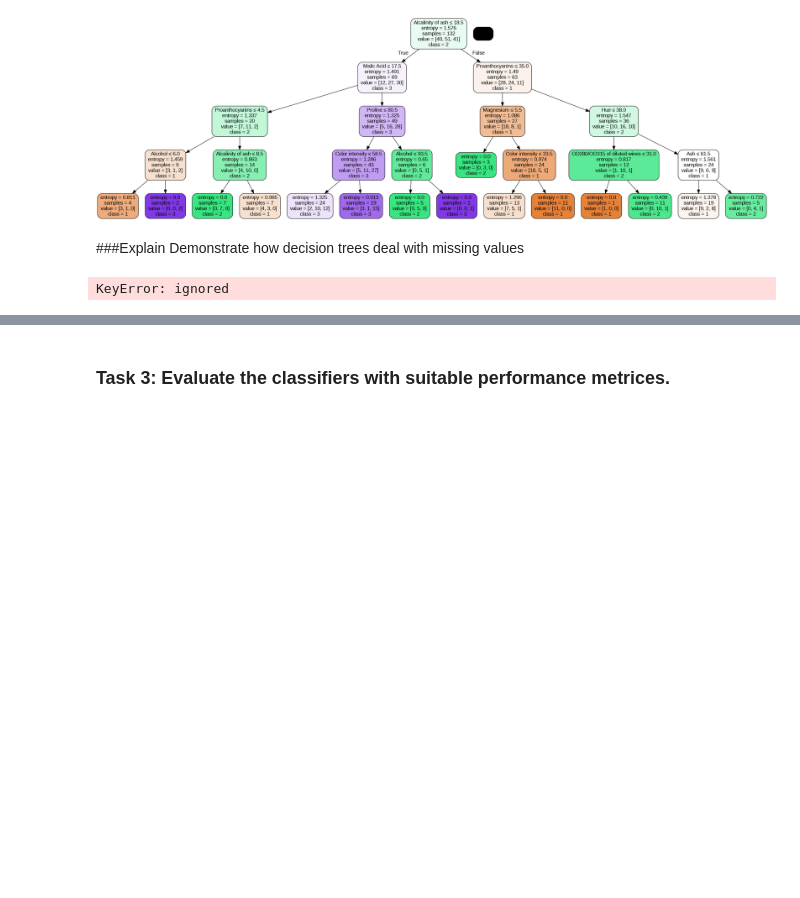
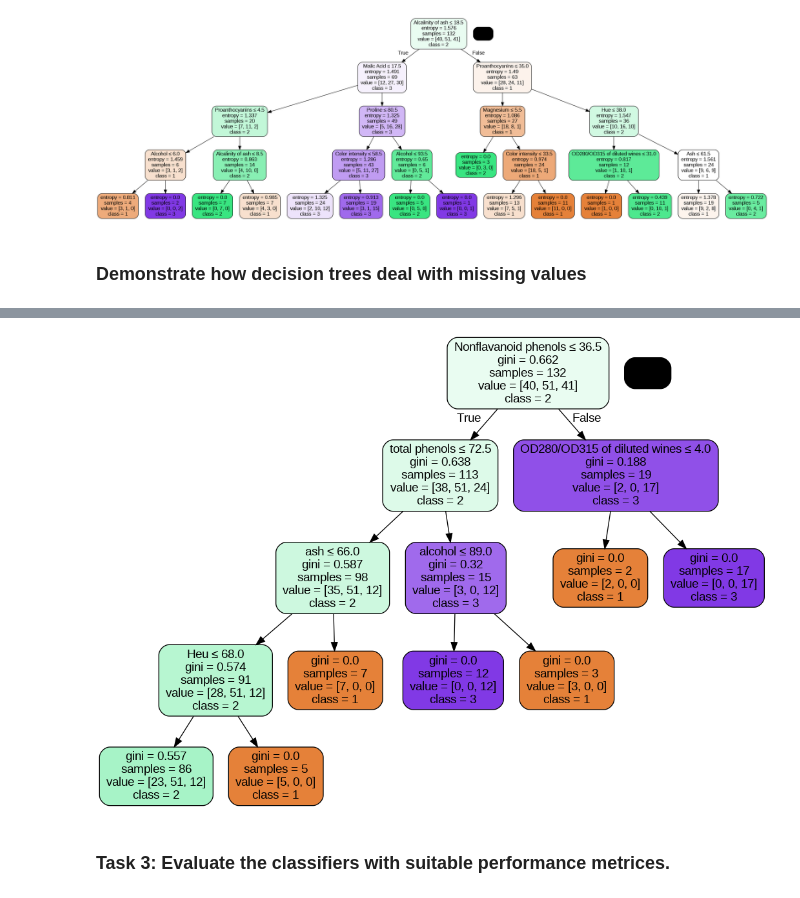
Before and after one commit to Hari25483/CO544-Machine-Learning-and-Data-Mining, a Jupyter notebook: E18128_CO544_Lab5_Wine_dataset.ipynb, the cells around one changed output, grey strips where cells are left out. Saved outputs shown, nothing was run; the diff lists cells and outputs as text; code cells hidden in the pictures; blank space fills up the shorter version.

```diff
--- a/E18128_CO544_Lab5_Wine_dataset.ipynb
+++ b/E18128_CO544_Lab5_Wine_dataset.ipynb
@@ -234,8 +234,77 @@ Image(graph.create_png())
 # %% [output]
 [figure]
 # %% [markdown]
-###Explain Demonstrate how decision trees deal with missing values
+### Demonstrate how decision trees deal with missing values
-# %%
-diabetes_df['a'].fillna(diabetes_df['alcohol'].mean(), inplace=True)
-# %% [output]
-KeyError: ignored
+# %%
+# Dataset loading and exploratory data analysis
+
+wine_missing_df = pd.read_csv('/content/wine - missing values.csv')
+wine_missing_df.head()
+
+# Rename columns
+col_names = ['class identifier', 'alcohol', 'malic acid', 'ash', 'alcalinity of ash', 'magnesium', 'total phenols', 'flavanoids', 'Nonflavanoid phenols', 'Proanthocyanins', 'Color intensity', 'Heu', 'OD280/OD315 of diluted wines', 'Proline']
+wine_missing_df.columns = col_names
+
+# Checking missing values in variables
+print(wine_missing_df.isnull().sum())
+
+## Defining feature vector and target variable
+
+# Drop the target variable
+X = wine_missing_df.drop(['class identifier'], axis=1)
+y = wine_missing_df['class identifier']
+
+# Splitting data
+X_train, X_test, y_train, y_test = train_test_split(X, y, test_size=0.25, random_state=1)
+X_train.shape, X_test.shape,
+# print("BVefore Encoding\n")
+# print(X_train.head(10))
+## Encoding categorical variables
+
+print(X_train.shape)
+import category_encoders as ce
+
+encoder= ce.OrdinalEncoder(cols=['alcohol', 'malic acid', 'ash', 'alcalinity of ash', 'magnesium', 'total phenols', 'flavanoids', 'Nonflavanoid phenols', 'Proanthocyanins', 'Color intensity', 'Heu', 'OD280/OD315 of diluted wines', 'Proline'])
+
+X_train= encoder.fit_transform(X_train)
+X_test= encoder.transform(X_test)
+# print("after Encoding \n")
+
+# print(X_train.head(10))
+print(X_train.shape)
+
+# Build the decision tree classifier- gini
+clf_gini= DecisionTreeClassifier(criterion='gini',
+                                max_depth= 4,
+                                random_state= 0)
+
+# 2
+
+# Train the classifier
+clf_gini.fit(X_train, y_train)
+
+# Predicting results for the test set
+y_pred= clf_gini.predict(X_test)
+
+# Evaluate the model
+print('Accuracy: ', metrics.accuracy_score(y_test, y_pred))
+
+# Visualize decision trees
+from six import StringIO
+from IPython.display import Image
+from sklearn.tree import export_graphviz
+import pydotplus
+
+dot_data= StringIO()
+export_graphviz(clf_gini,
+               out_file= dot_data,
+               filled= True,
+               rounded= True,
+               special_characters= True,
+               feature_names= X.columns,
+               class_names= ['1', '2', '3'])
+
+graph= pydotplus.graph_from_dot_data(dot_data.getvalue())
+graph.write_png('wine.png')
+Image(graph.create_png())
+# %% [output]
@@ -242,3 +329,4 @@ KeyError: ignored
+[figure, added]
 # %% [markdown]
 ### Task 3: Evaluate the classifiers with suitable performance metrices.
 # %%
```
Also changed, not shown: parts of 7 cells of this notebook.
